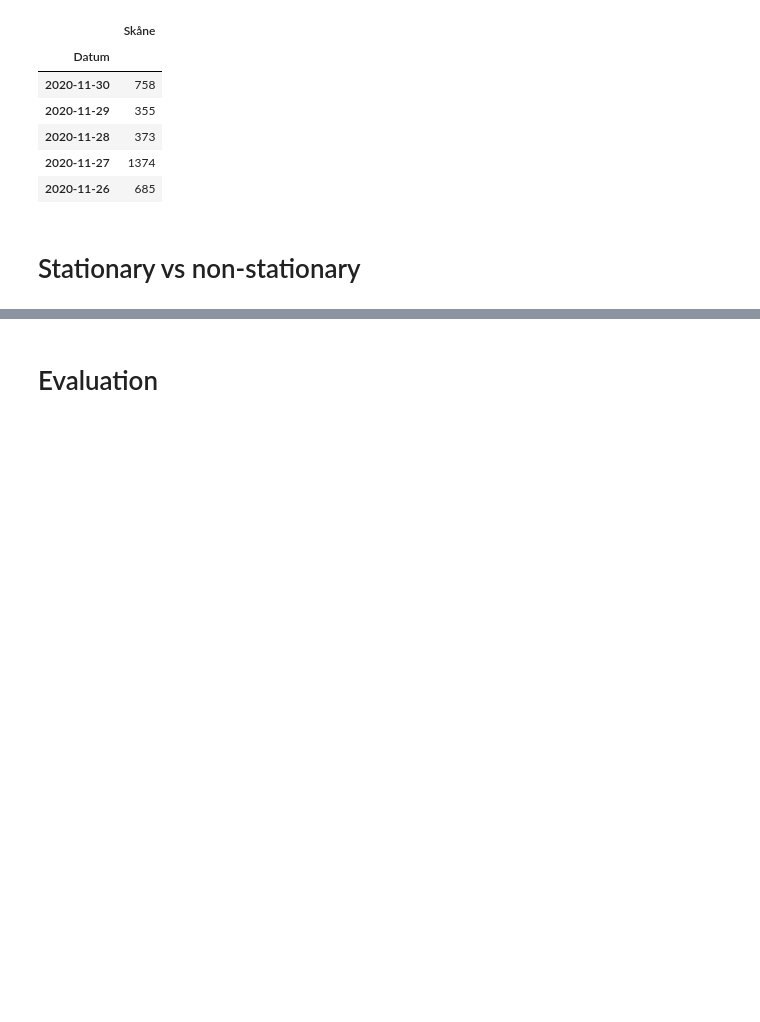
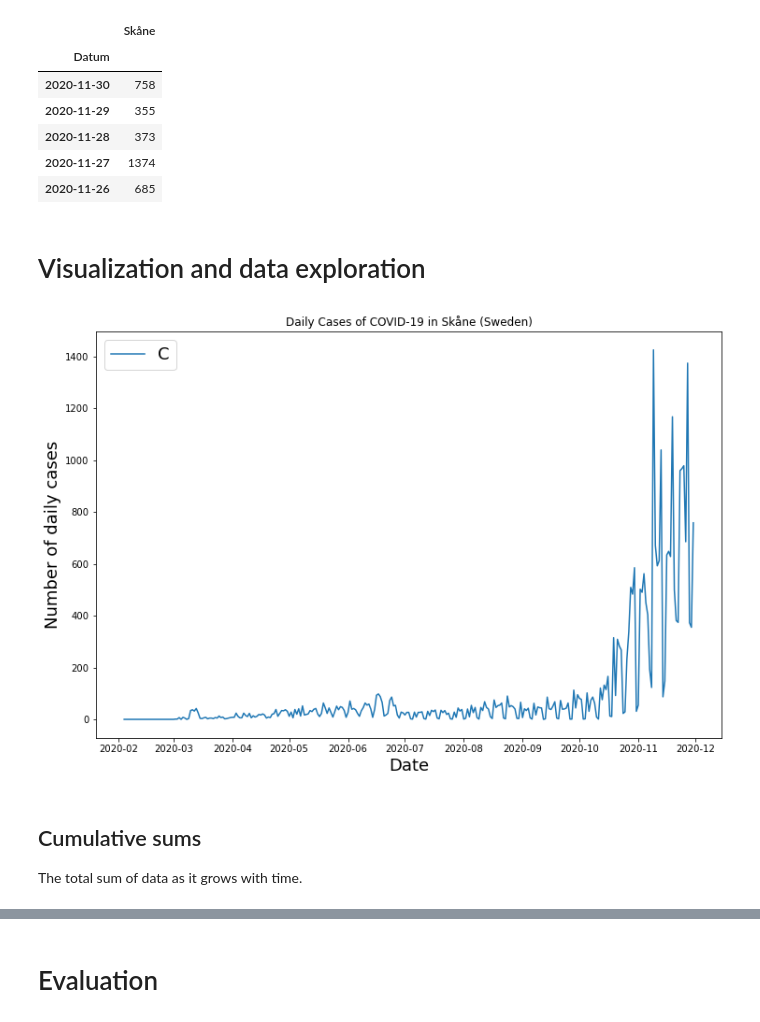
Before and after one commit to helenabarmer/machine_learning_intro, a Jupyter notebook: Regression/timeseries_forecasting.ipynb, the cells around one changed output, grey strips where cells are left out. Cells and saved outputs as stored; diff of their text form; code cells hidden in the pictures; blank space fills up the shorter version.

```diff
--- a/Regression/timeseries_forecasting.ipynb
+++ b/Regression/timeseries_forecasting.ipynb
@@ -63,5 +65,17 @@ df_covid.head()
 | 2020-11-28 | 373 |
 | 2020-11-27 | 1374 |
 | 2020-11-26 | 685 |
-# %% [markdown]
-# Stationary vs non-stationary
+# %% [markdown]
+# Visualization and data exploration
+# %%
+plt.figure(figsize=(12,8))
+plt.plot(df_covid)
+plt.title('Daily Cases of COVID-19 in Skåne (Sweden)')
+plt.xlabel('Date', fontsize=18)
+plt.ylabel('Number of daily cases', fontsize=18)
+plt.legend('C', fontsize=18);
+# %% [output]
+[figure, added]
+# %% [markdown]
+## Cumulative sums
+The total sum of data as it grows with time.
```
Also changed, not shown: parts of 15 cells of this notebook.
